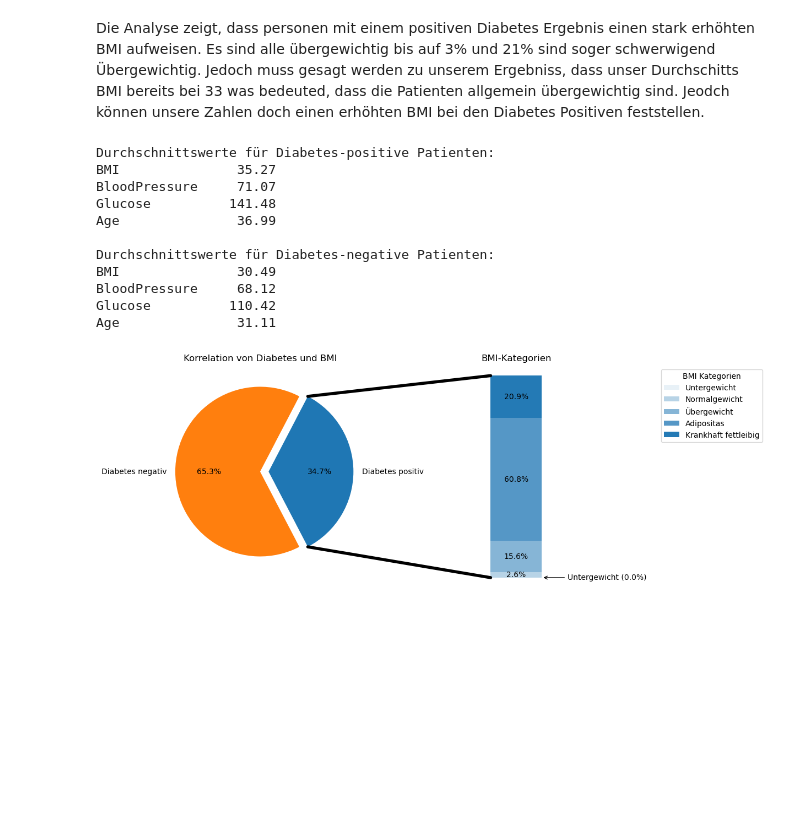
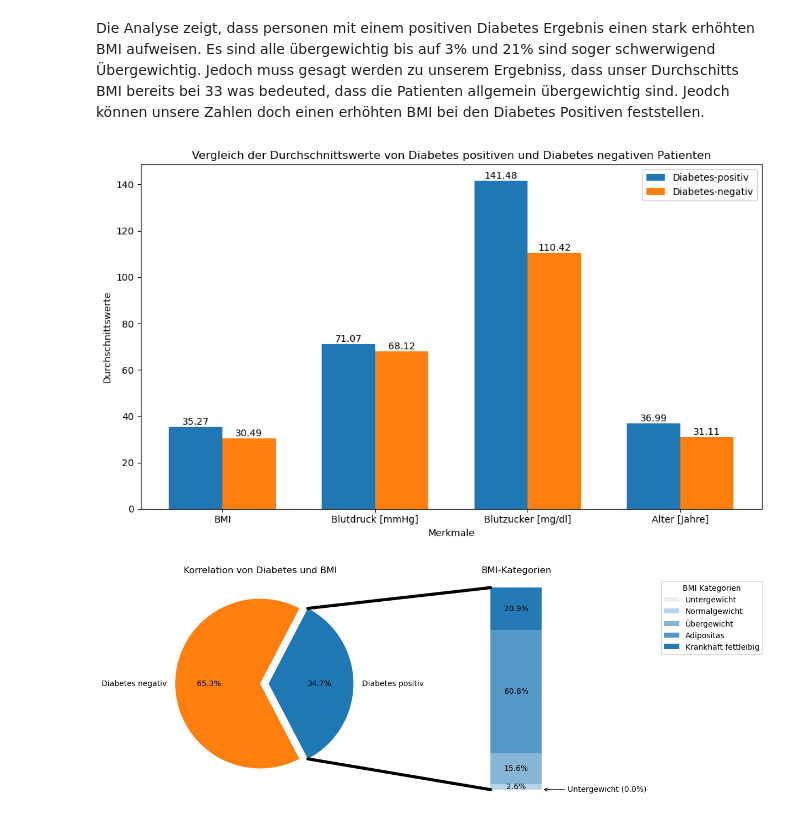
Before and after one commit to febenfasil/BMLD_LNW2, a Jupyter notebook: diabetes.ipynb, the cells around one changed output. Cells and saved outputs as stored; diff of their text form; code cells hidden in the pictures; blank space fills up the shorter version.

```diff
--- a/diabetes.ipynb
+++ b/diabetes.ipynb
@@ -399,30 +399,42 @@ Unterschied der Prävalenz zwischen 2021 und 2011 (USA): 1.30%
 # %% [markdown]
 Die Analyse zeigt, dass personen mit einem positiven Diabetes Ergebnis einen stark erhöhten BMI aufweisen. Es sind alle übergewichtig bis auf 3% und 21% sind soger schwerwigend Übergewichtig.
 Jedoch muss gesagt werden zu unserem Ergebniss, dass unser Durchschitts BMI bereits bei 33 was bedeuted, dass die Patienten allgemein übergewichtig sind. Jeodch können unsere Zahlen doch einen erhöhten BMI bei den Diabetes Positiven feststellen.
-# %%
-def calculate_means(df, outcome_value):
-    filtered_df = df[df['Outcome'] == outcome_value]
-    return filtered_df[['BMI', 'BloodPressure', 'Glucose', 'Age']].mean()
-
-positive_mean = calculate_means(df, 1)
-negative_mean = calculate_means(df, 0)
-
-print("Durchschnittswerte für Diabetes-positive Patienten:")
-print(positive_mean.round(2).to_string())  # .to_string() entfernt den Datentyp aus der Ausgabe
-print("\nDurchschnittswerte für Diabetes-negative Patienten:")
-print(negative_mean.round(2).to_string())  # .to_string() entfernt den Datentyp aus der Ausgabe
-# %% [output]
-Durchschnittswerte für Diabetes-positive Patienten:
-BMI               35.27
-BloodPressure     71.07
-Glucose          141.48
-Age               36.99
-
-Durchschnittswerte für Diabetes-negative Patienten:
-BMI               30.49
-BloodPressure     68.12
-Glucose          110.42
-Age               31.11
+# %%
+positive_mean = calculate_means(df, 1)
+negative_mean = calculate_means(df, 0)
+
+features = ['BMI', 'Blutdruck [mmHg]', 'Blutzucker [mg/dl]', 'Alter [Jahre]']
+positive_values = positive_mean.round(2)
+negative_values = negative_mean.round(2)
+
+x = np.arange(len(features))
+
+fig, ax = plt.subplots(figsize=(10, 6))
+
+width = 0.35
+
+bars1 = ax.bar(x - width/2, positive_values, width, label='Diabetes-positiv', color='C0')
+bars2 = ax.bar(x + width/2, negative_values, width, label='Diabetes-negativ', color='C1')
+
+ax.set_xlabel('Merkmale')
+ax.set_ylabel('Durchschnittswerte')
+ax.set_title('Vergleich der Durchschnittswerte von Diabetes positiven und Diabetes negativen Patienten')
+ax.set_xticks(x)
+ax.set_xticklabels(features)
+ax.legend()
+
+def add_labels(bars):
+    for bar in bars:
+        yval = bar.get_height()
+        ax.text(bar.get_x() + bar.get_width()/2, yval, f'{yval:.2f}', ha='center', va='bottom')
+
+add_labels(bars1)
+add_labels(bars2)
+
+plt.tight_layout()
+plt.show()
+# %% [output]
+[figure, added]
 # %%
 df_non_zero = df[df['BMI'] > 0]
 
```
Also changed, not shown: parts of 1 cell of this notebook.
